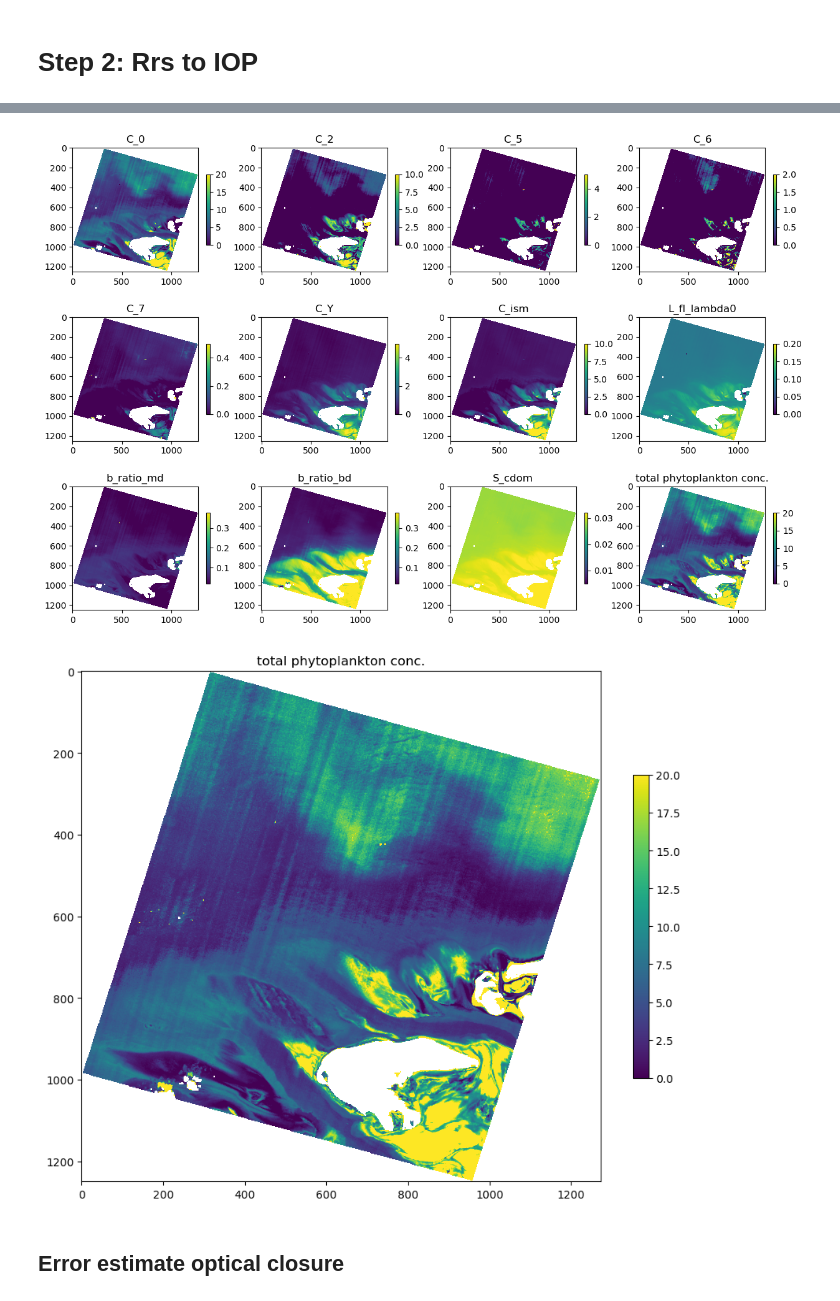
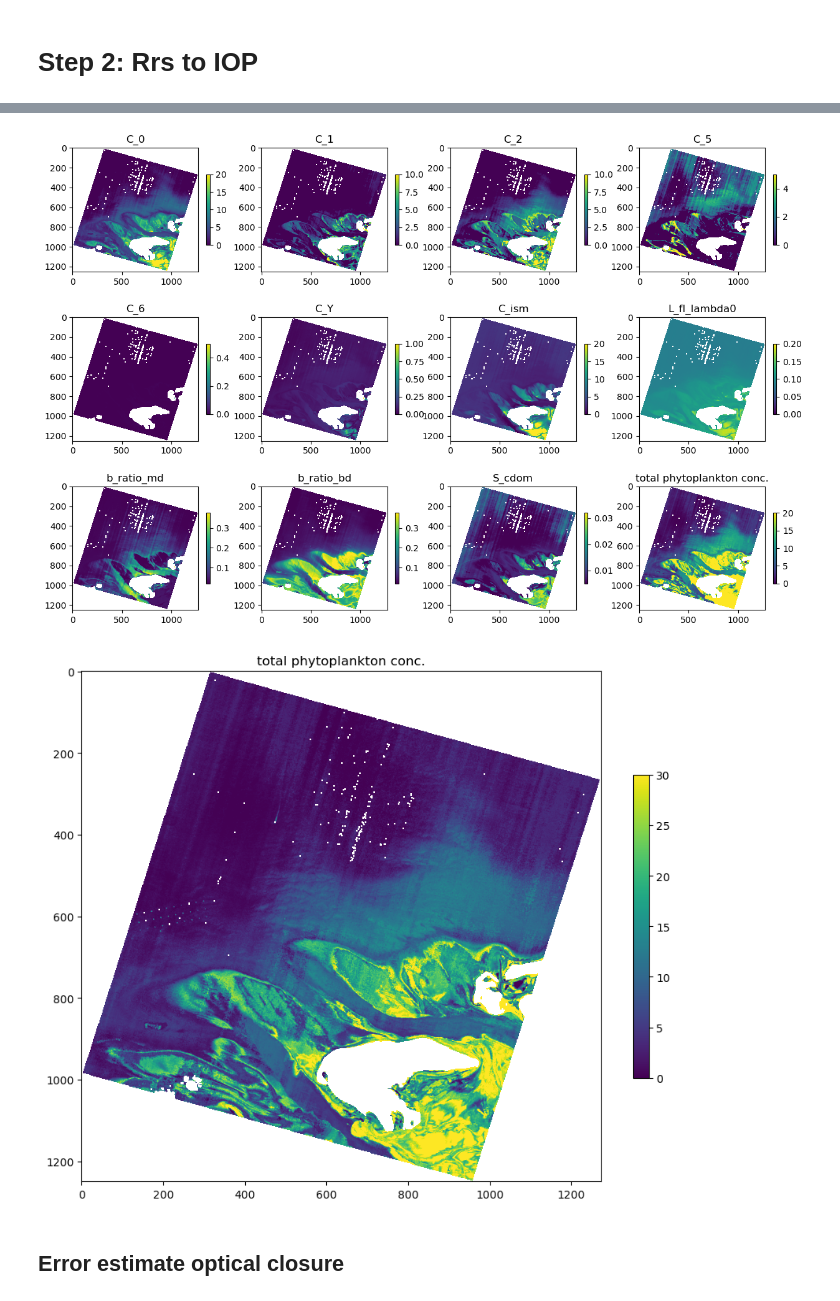
Before and after one commit to CMLandOcean/bio_optics, a Jupyter notebook: bio_optics/examples/14_EnMAP_Processor_PhytoTypes.ipynb, the cells around one changed output, grey strips where cells are left out. Saved outputs shown, nothing was run; the diff lists cells and outputs as text; code cells hidden in the pictures.

Commit message:
Adding several example notebooks. Hereon Bio-geo-optical model, with split up of mineralogenic and biogenic detritus

```diff
--- a/bio_optics/examples/14_EnMAP_Processor_PhytoTypes.ipynb
+++ b/bio_optics/examples/14_EnMAP_Processor_PhytoTypes.ipynb
@@ -307 +206,5 @@ print(np.sum(validInput), height*width)
+# %%
+# AC v1.4.2
+NNpath1 = "E:\Documents\projects\EnsAD\\NN_training\\NN_EnMAP2Model\\nn_EnMAP_20240708_v01\I60x100x100x100x100xO60_\\temp\\"
+modelFname = 'I60x100x100x100x100xO60_batch20_epoch22911_loss0.05024.h5'
 # %%
@@ -358,22 +259,8 @@ plt.show()
 # %% [markdown]
 # Step 2: Rrs to IOP
 # %%
-def transform_NorthSea_IOPs(iopArr, reverse = False):
+def transform_NorthSea_IOPs(iopArr, varList, rangeDict, reverse = False):
     # set fixed IOP values, for variable: 'C_0', 'C_2', 'C_5', 'C_6', 'C_7', 'C_Y', 'C_ism', 'L_fl_lambda0', 'b_ratio_md', 'b_ratio_bd', 'S_cdom'
-    varList = ['C_0', 'C_2', 'C_5', 'C_6', 'C_7', 'C_Y', 'C_ism', 'L_fl_lambda0', 'b_ratio_md', 'b_ratio_bd', 'S_cdom']
-    rangeDict = {
-        'C_0': [0., 1000.],
-        'C_2': [0., 1000.],
-        'C_5': [0., 1000.],
-        'C_6': [0., 1000.],
-        'C_7': [0., 1.],
-        'C_Y': [0., 2.],
-        'C_ism': [0., 100.],
-        'L_fl_lambda0': [0., 0.2],
-        'b_ratio_md': [0.021, 0.3756],
-        'b_ratio_bd': [0.021, 0.3756],
-        'S_cdom': [0.005, 0.032]
-    }
 
     iopArrT = np.zeros(iopArr.shape)
     for i, v in enumerate(varList):
@@ -387,10 +278,14 @@ def transform_NorthSea_IOPs(iopArr, reverse = False):
+# %%
+## AC v1.4.2
+path = "E:\Documents\projects\EnsAD\\NN_training\\NN_ModelRrs2IOP\\nn_EnMAP_20240708_v01\I60x80x80x80xO11_IOP_NorthSea_ranges_MinRrsIOPTrans\\temp\\"
+fname = "I60x80x80x80xO11_batch10_epoch25393_loss0.00099.h5"
+
+## log-transform of IOPs to prevent negative values!
 # %%
-path = "E:\Documents\projects\EnsAD\\NN_training\\NN_ModelRrs2IOP\\nn_EnMAP_20240408_v01\I60x80x80x80xO11_IOP_NorthSea_ranges_MinRrsIOPTrans\\temp\\"
-fname = 'I60x80x80x80xO11_batch10_epoch17623_loss0.00142.h5'
 model_IOP = tf.keras.models.load_model(path + fname)
 
 IOPNN_pred = model_IOP.predict(NNbridge_pred)
-IOPNN_pred = transform_NorthSea_IOPs(IOPNN_pred, reverse=True)
+IOPNN_pred = transform_NorthSea_IOPs(IOPNN_pred, varList, rangeDict, reverse=True)
 
 Niop = IOPNN_pred.shape[1]
 outIOP = np.zeros((Niop, height, width)) + np.nan
@@ -401,13 +296,13 @@ for i in range(Niop):
 # %%
-varList = ['C_0', 'C_2', 'C_5', 'C_6', 'C_7', 'C_Y', 'C_ism', 'L_fl_lambda0', 'b_ratio_md', 'b_ratio_bd', 'S_cdom']
-rangeList = [[0,20], [0,10], [0, 5], [0,2], [0, 0.5], [0,5], [0, 10], [0, 0.2], [0.021, 0.3756], [0.021, 0.3756], [0.005, 0.032]]
+# varList = ['C_0', 'C_2', 'C_5', 'C_6', 'C_7', 'C_Y', 'C_ism', 'L_fl_lambda0', 'b_ratio_md', 'b_ratio_bd', 'S_cdom']
+plotRangeList = [[0,20], [0,10], [0, 10], [0,5], [0, 0.5], [0,1], [0, 20], [0, 0.2], [0.021, 0.3756], [0.021, 0.3756], [0.005, 0.032]]
 Nx, Ny = (4, 3)
 fig, ax = plt.subplots(nrows=Ny, ncols=Nx, figsize=(15, 10))
 ix, iy = (0, 0)
 
 for i in range(len(varList)):
-    a_m = np.ma.masked_where(waterMask[0,:, :] !=2, outIOP[i,:,:])
-    im = ax[iy, ix].imshow(a_m, vmin=rangeList[i][0], vmax=rangeList[i][1])
+    a_m = np.ma.masked_where(waterMask[:, :] !=2, outIOP[i,:,:])
+    im = ax[iy, ix].imshow(a_m, vmin=plotRangeList[i][0], vmax=plotRangeList[i][1])
     fig.colorbar(im, ax=ax[iy,ix], shrink=0.5)
     ax[iy, ix].set_title(varList[i])
     ix +=1
@@ -419,7 +314,7 @@ for i in range(len(varList)):
 b = np.copy(outIOP[0:5,:,:])
 ID = np.array(b < 0)
 b[ID] = 0.
-a_m = np.ma.masked_where(waterMask[0,:, :] !=2, np.sum(b, axis=0))
+a_m = np.ma.masked_where(waterMask[:, :] !=2, np.sum(b, axis=0))
 im = ax[iy, ix].imshow(a_m, vmin=0., vmax=20.)
 fig.colorbar(im, ax=ax[iy,ix], shrink=0.5)
 ax[iy, ix].set_title('total phytoplankton conc.')
@@ -438,25 +333,26 @@ while iy < Ny:
 
 plt.show()
 # %% [output]
-[figure, old version]
+[figure, new version]
 # %%
 #total phytoplankton conc.
 b = np.copy(outIOP[0:5,:,:])
 ID = np.array(b < 0)
 b[ID] = 0.
-a_m = np.ma.masked_where(waterMask[0,:, :] !=2, np.sum(b, axis=0))
+chl_tot = np.ma.masked_where(waterMask[:, :] !=2, np.sum(b, axis=0))
 fig, ax=plt.subplots(nrows=1, ncols=1, figsize=(9,8))
-im = ax.imshow(a_m, vmin=0., vmax=20.)
+im = ax.imshow(chl_tot, vmin=0., vmax=30.)
 fig.colorbar(im, ax=ax, shrink=0.5)
 ax.set_title('total phytoplankton conc.')
 fig.tight_layout()
-image_outpath = "Z:\projects\ongoing\EnsAD\\meeting\\2024-04-16_18_EARSel_Workshop_Valencia\presentation\\"
-fnames = "ENMAP01-____L2A-DT0000035300_20230815T111713Z_003_V010303_20230816T082319Z"
-# plt.savefig(image_outpath + "totalPhyto_"+ fnames+".png", dpi=300)
-# plt.close()
+# ## AC v1.3.3
+# image_outpath = "Z:\projects\ongoing\EnsAD\\meeting\\2024-04-16_18_EARSel_Workshop_Valencia\presentation\\"
+# fnames = "ENMAP01-____L2A-DT0000035300_20230815T111713Z_003_V010303_20230816T082319Z"
+# # plt.savefig(image_outpath + "totalPhyto_"+ fnames+".png", dpi=300)
+# # plt.close()
 plt.show()
 # %% [output]
-[figure, old version]
+[figure, new version]
 # %% [markdown]
 ## Error estimate optical closure
 # %%
```
Also changed, not shown: parts of 27 cells of this notebook, 15 other files.
